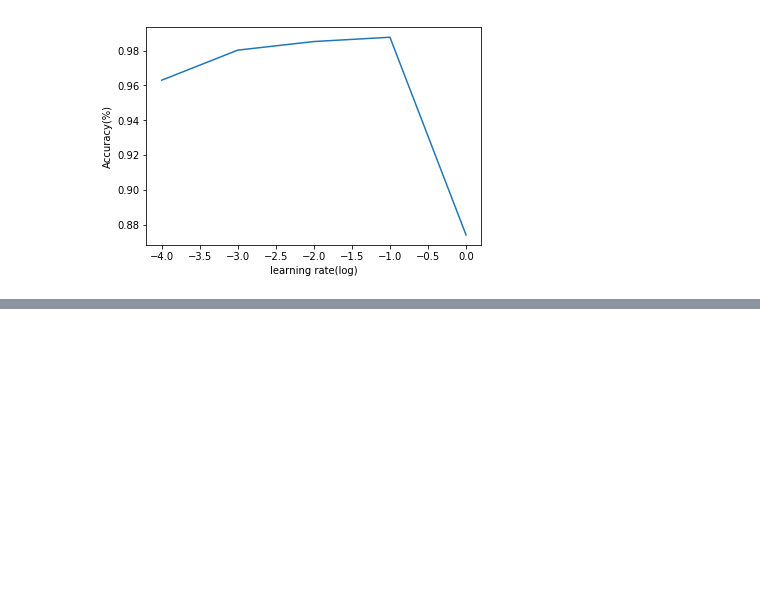
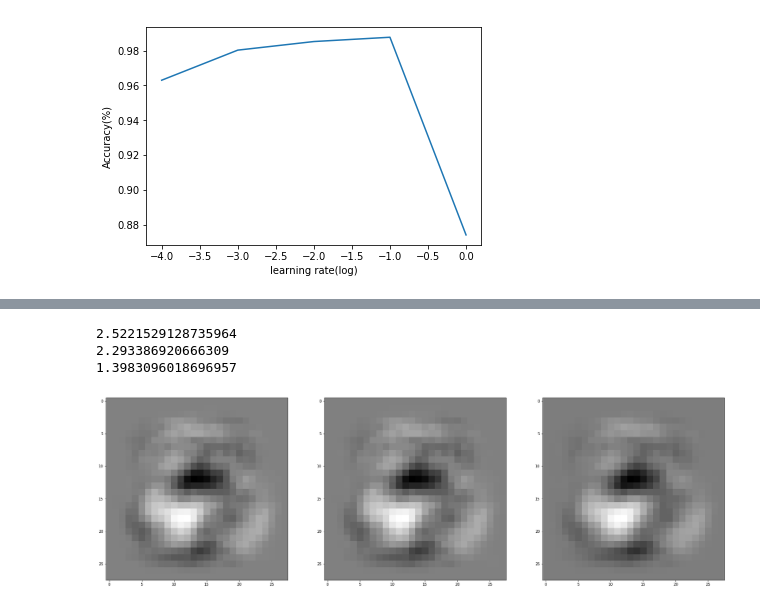
Before and after one commit to Fnjn/UCSD-CSE-253, a Jupyter notebook: hw1/253hw1.ipynb, the cells around one changed output, grey strips where cells are left out. Saved outputs shown, nothing was run; the diff lists cells and outputs as text; code cells hidden in the pictures; blank space fills up the shorter version.

```diff
--- a/hw1/253hw1.ipynb
+++ b/hw1/253hw1.ipynb
@@ -390,0 +471,12 @@ plt.show()
+# %%
+weightf=plt.figure(figsize=(30,100))
+for i in range(2,5):
+    ax = weightf.add_subplot(1,3,i-1)
+
+    print(np.linalg.norm(weights2[i]))
+    ax.imshow(weights2[i].reshape(28,28))
+# %% [output]
+2.5221529128735964
+2.293386920666309
+1.3983096018696957
+[figure, added]
```
Also changed, not shown: parts of 7 cells of this notebook, 8 other files.
